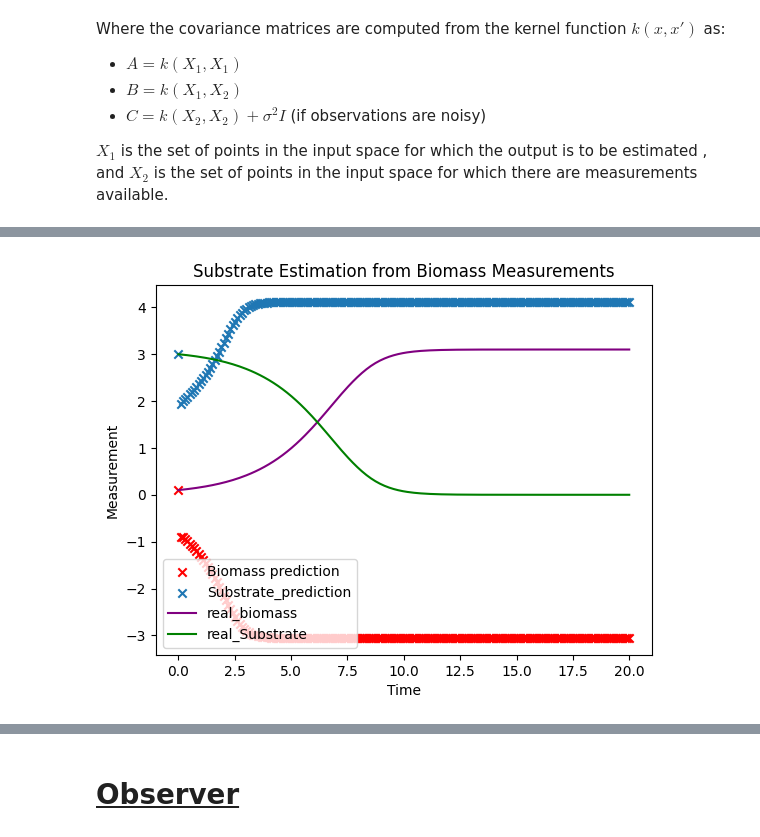
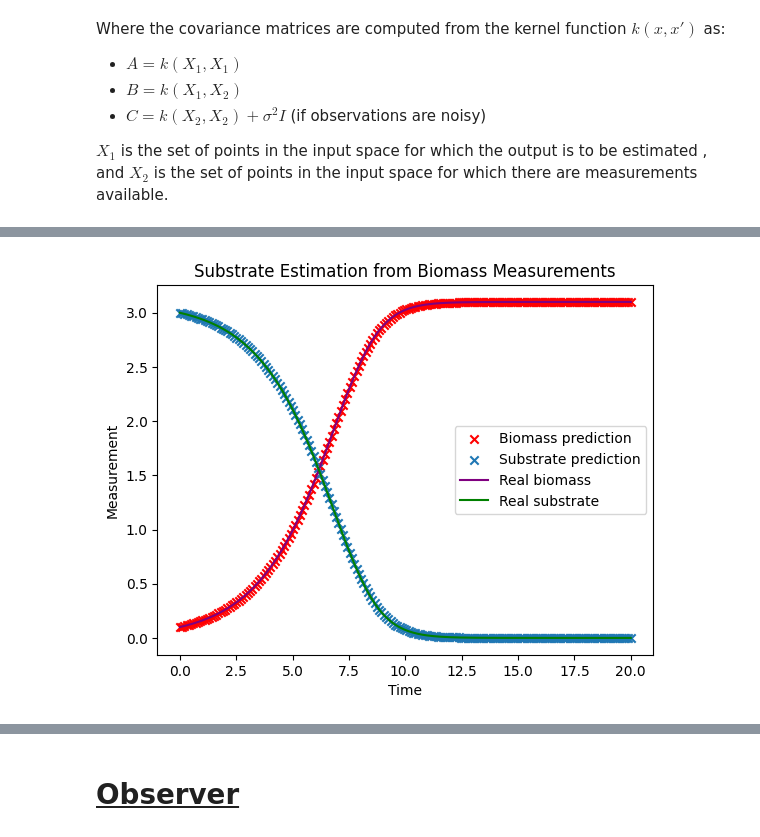
Before and after one commit to therealtoby1/Master, a Jupyter notebook: Cell_growth_easy_Model.ipynb, the cells around one changed output, grey strips where cells are left out. Saved outputs shown, nothing was run; the diff lists cells and outputs as text; code cells hidden in the pictures.

```diff
--- a/Cell_growth_easy_Model.ipynb
+++ b/Cell_growth_easy_Model.ipynb
@@ -144,7 +144,7 @@ it can be observed, that there is definitely a mismatch between the real traject
 -->Checking whether an Observer can help to get the real states of the system, even with wrong initial guess
 # %%
 y0=[0.1,3] #initial conditions for the validation with the neural network
-y0_2=[2,1]
+y0_2=[2,3]
 # K_m=1
 
 model.eval()
@@ -169,7 +169,7 @@ plt.plot(validation.t, validation.y[1], 'g--', label='Validation Substrate conce
 plt.legend(loc='best')
 plt.show()
 
-sol_sim=[[2,1]]
+sol_sim=[y0_2]
 for i in range (0, len(t_eval)-1):
     sol_prev=sol_sim[i]
     ni=model(torch.tensor(sol_prev,dtype=torch.float32)).detach().numpy()
@@ -605,51 +605,59 @@ import numpy as np
 import GPy
 import matplotlib.pyplot as plt
 
-# Generate synthetic data (replace with your actual data)
-# np.random.seed(42)
-time = t_eval.reshape(-1, 1) if t_eval.ndim == 1 else t_eval  # Ensure [n_samples, 1]
-biomass = Dataset['B0'].reshape(-1, 1)
-substrate = Dataset['S0'].reshape(-1, 1)
+# Build training data from multiple datasets
+X_list = []
+Y_list = []
+training_datasets=[]
+for i in range(10):  # Assuming you have 10 datasets
+    data = {'Biomass': Dataset[f'B{i}'], 'Substrate': Dataset[f'S{i}']}
+    training_datasets.append(data)
 
-# Training data - both biomass and substrate known
-#i didnt inlcude time yet in the input, as the time intervall is constant and the derivative of b,s is not explicitly dependend on time
-#might also add time later though for comparison...
-X_train = np.hstack([biomass[:-1],substrate[:-1]])  # Input: [time(optionally can be added), biomass,substrate]
-Y_train = np.hstack([biomass[1:],substrate[1:]])  # Output: substrate
 
-# 1. Train the GP model
-kernelrbf = GPy.kern.RBF(input_dim=2, active_dims=[0,1], ARD=False)  # ARD for automatic relevance determination-->learns seperate lenght scales (parameter l in RBF equation for smoothness of curve )
-# kernelexp =  GPy.kern.Linear(input_dim=2, active_dims=[0,1],ARD=True)
+for data in training_datasets:
+    biomass = data['Biomass'].reshape(-1, 1)
+    substrate = data['Substrate'].reshape(-1, 1)
 
-kernel=kernelrbf
+    # Input: biomass and substrate at time t
+    X_traj = np.hstack([biomass[:-1], substrate[:-1]])
+
+    # Output: biomass and substrate at time t+1
+    Y_traj = np.hstack([biomass[1:], substrate[1:]])
+
+    X_list.append(X_traj)
+    Y_list.append(Y_traj)
+
+# Stack all data from all trajectories
+X_train = np.vstack(X_list)
+Y_train = np.vstack(Y_list)
+
+# Train the GP model
+kernelrbf = GPy.kern.RBF(input_dim=2, active_dims=[0,1], ARD=False)
+kernel = kernelrbf
 m = GPy.models.GPRegression(X_train, Y_train, kernel)
 m.optimize(messages=True)
+print(m)
 
-print(m)  # Show optimized model parameters
-
-# 2. Make predictions with new biomass measurements
-# New observations - only biomass known
+# Prediction with one validation set
 n_steps = len(t_eval)
 bm = np.zeros(n_steps)
 sm = np.zeros(n_steps)
 
-# Initial values
+# Initial values from validation set
 bm[0] = Dataset_val['B1'][0]
 sm[0] = Dataset_val['S1'][0]
-
 
 for t in range(1, n_steps):
     X_input = np.array([[bm[t-1], sm[t-1]]])
     pred, _ = m.predict(X_input)
-    bm[t] = pred[0, 0]    # predicted biomass-->pred is [[b,s]] so pred[0][0] is b
-    sm[t] = pred[0, 1]    # predicted substrate
+    bm[t] = pred[0, 0]
+    sm[t] = pred[0, 1]
 
-
-# Plot substrate predictions
-plt.scatter(t_eval, bm, marker='x',color='r', label='Biomass prediction')
-plt.scatter(t_eval,sm,marker='x',label='Substrate_prediction')
-plt.plot(t_eval,Dataset_val['B1'],label='real_biomass', color='purple')
-plt.plot(t_eval,Dataset_val['S1'],label='real_Substrate',color='green')
+# Plot predictions
+plt.scatter(t_eval, bm, marker='x', color='r', label='Biomass prediction')
+plt.scatter(t_eval, sm, marker='x', label='Substrate prediction')
+plt.plot(t_eval, Dataset_val['B1'], label='Real biomass', color='purple')
+plt.plot(t_eval, Dataset_val['S1'], label='Real substrate', color='green')
 plt.xlabel('Time')
 plt.ylabel('Measurement')
 plt.title('Substrate Estimation from Biomass Measurements')
@@ -676,2 +684,2 @@ Optimization status: Converged
-[figure, old version]
+[figure, new version]
 # %% [markdown]
```
Also changed, not shown: parts of 6 cells of this notebook.
